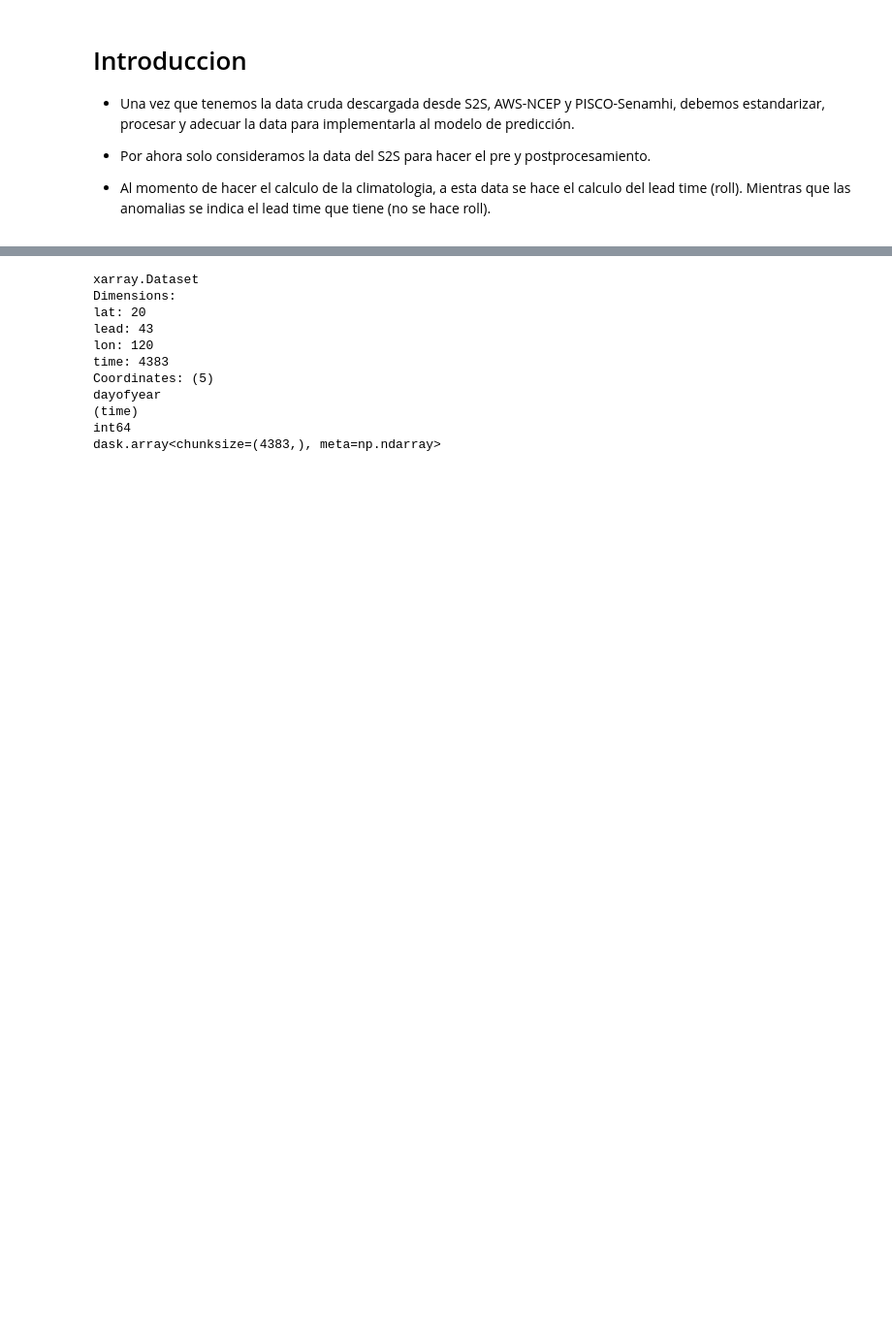
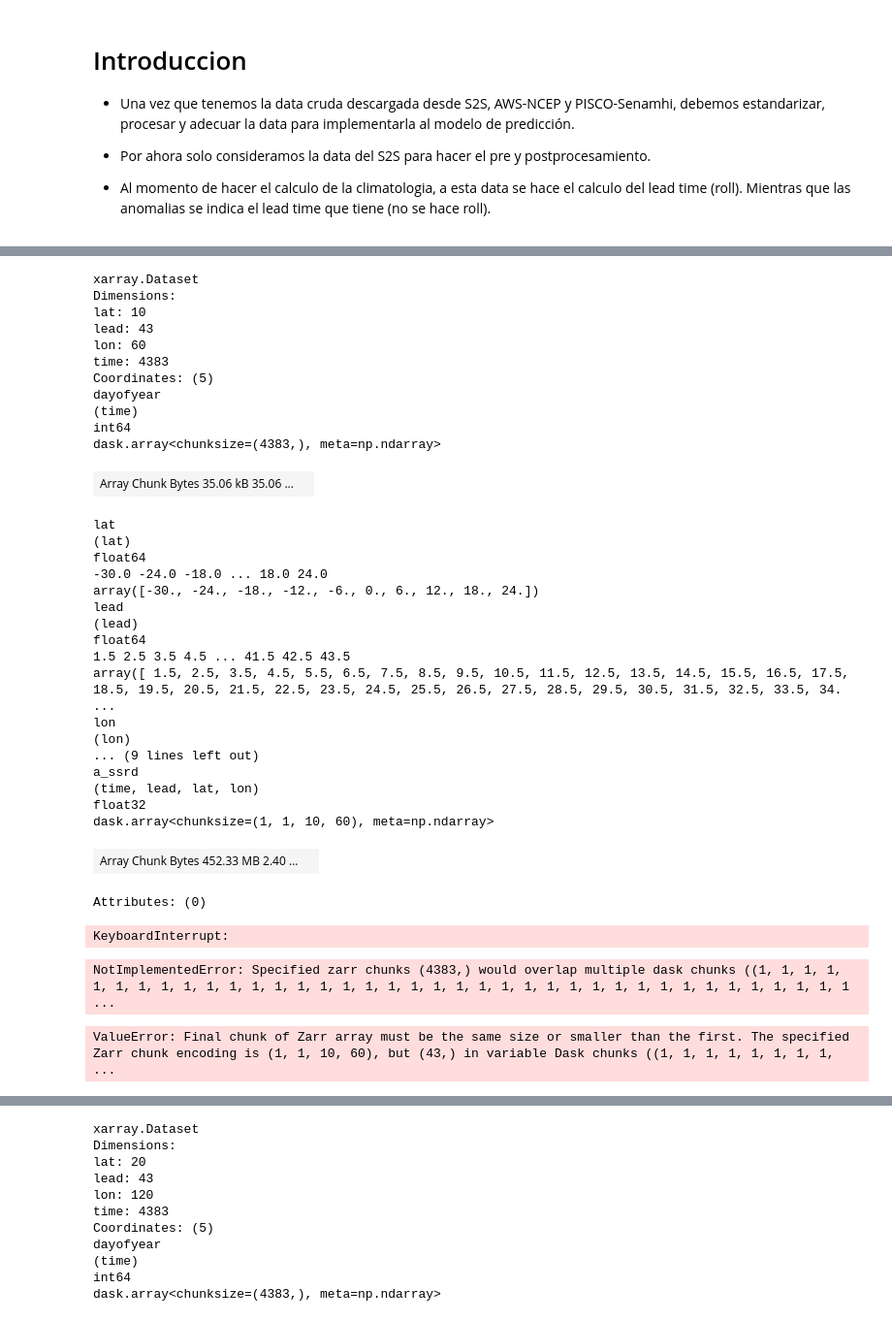
Before and after one commit to midnightsun10/SST-forecast-pipeline, a Jupyter notebook: Pre-Postprocessing/Pruebas_Pre_Post.ipynb, the cells around one changed output, grey strips where cells are left out. Shown at 97% size. Cells and saved outputs as stored; diff of their text form; code cells hidden in the pictures; blank space fills up the shorter version.

```diff
--- a/Pre-Postprocessing/Pruebas_Pre_Post.ipynb
+++ b/Pre-Postprocessing/Pruebas_Pre_Post.ipynb
@@ -367 +384,35 @@ vientos
 KeyboardInterrupt:
+# %%
+A
+# %% [output]
+xarray.Dataset
+Dimensions:
+lat: 10
+lead: 43
+lon: 60
+time: 4383
+Coordinates: (5)
+dayofyear
+(time)
+int64
+dask.array<chunksize=(4383,), meta=np.ndarray>
+| Array Chunk Bytes 35.06 kB 35.06 ... |  |
+lat
+(lat)
+float64
+-30.0 -24.0 -18.0 ... 18.0 24.0
+array([-30., -24., -18., -12., -6., 0., 6., 12., 18., 24.])
+lead
+(lead)
+float64
+1.5 2.5 3.5 4.5 ... 41.5 42.5 43.5
+array([ 1.5, 2.5, 3.5, 4.5, 5.5, 6.5, 7.5, 8.5, 9.5, 10.5, 11.5, 12.5, 13.5, 14.5, 15.5, 16.5, 17.5, 18.5, 19.5, 20.5, 21.5, 22.5, 23.5, 24.5, 25.5, 26.5, 27.5, 28.5, 29.5, 30.5, 31.5, 32.5, 33.5, 34. ...
+lon
+(lon)
+... (9 lines left out)
+a_ssrd
+(time, lead, lat, lon)
+float32
+dask.array<chunksize=(1, 1, 10, 60), meta=np.ndarray>
+| Array Chunk Bytes 452.33 MB 2.40 ... |  |
+Attributes: (0)
@@ -367,0 +421,6 @@ KeyboardInterrupt:
+# %%
+A_array   =  xr.DataArray(np.float32(A.a_ssrd.values),
+                         coords=[A.time, A.lead, A.lat, A.lon],
+                               dims=["time","lead","lat","lon"])
+# %% [output]
+KeyboardInterrupt:
@@ -367,0 +429,8 @@ KeyboardInterrupt:
+# %%
+A.chunk(chunks={'lead': -1, "time":1, "lon":-1, "lat":-1}).to_zarr("/home/brayan/DATA/NUEVO/Anomalias_1999_2011_x4.zarr/", mode='w')
+# %% [output]
+NotImplementedError: Specified zarr chunks (4383,) would overlap multiple dask chunks ((1, 1, 1, 1, 1, 1, 1, 1, 1, 1, 1, 1, 1, 1, 1, 1, 1, 1, 1, 1, 1, 1, 1, 1, 1, 1, 1, 1, 1, 1, 1, 1, 1, 1, 1, 1, 1, 1 ...
+# %%
+A.chunk(chunks={'lead': -1}).to_zarr("/home/brayan/DATA/NUEVO/Anomalias_1999_2011_x4.zarr/")
+# %% [output]
+ValueError: Final chunk of Zarr array must be the same size or smaller than the first. The specified Zarr chunk encoding is (1, 1, 10, 60), but (43,) in variable Dask chunks ((1, 1, 1, 1, 1, 1, 1, 1,  ...
```
Also changed, not shown: parts of 6 cells of this notebook.
